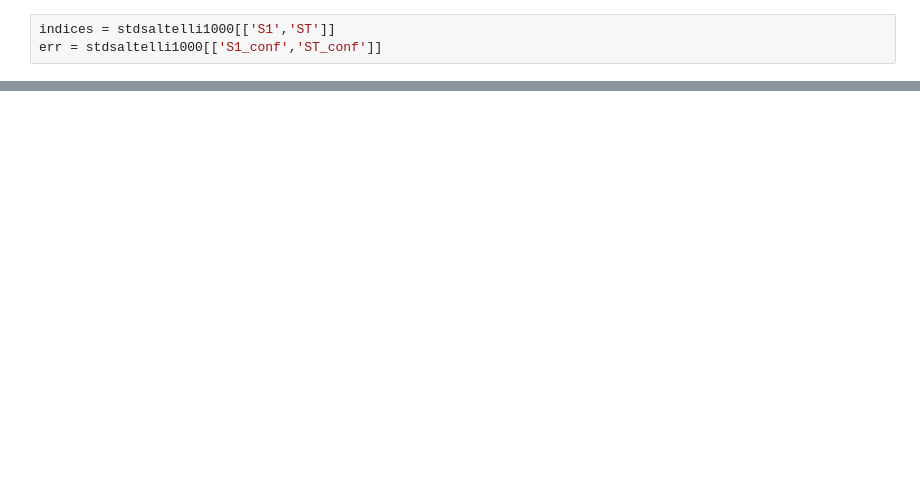
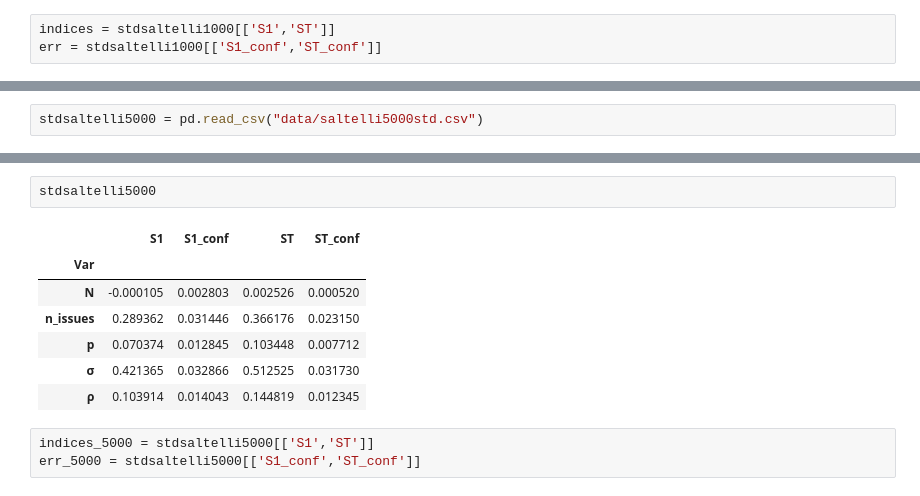
Before and after one commit to marcelovmaciel/Projeto, a Jupyter notebook: simulation-analysis/saltelliplots.ipynb, the cells around one changed output, grey strips where cells are left out. Drawn from its saved outputs; the diff is of its cells as text; blank space fills up the shorter version.

```diff
--- a/simulation-analysis/saltelliplots.ipynb
+++ b/simulation-analysis/saltelliplots.ipynb
@@ -33,0 +53,2 @@ plt.show()
+# %%
+stdsaltelli5000 = pd.read_csv("data/saltelli5000std.csv")
@@ -33,0 +63,13 @@ plt.show()
+# %%
+stdsaltelli5000
+# %% [output]
+|  | S1 | S1_conf | ST | ST_conf |
+| Var |  |  |  |  |
+| N | -0.000105 | 0.002803 | 0.002526 | 0.000520 |
+| n_issues | 0.289362 | 0.031446 | 0.366176 | 0.023150 |
+| p | 0.070374 | 0.012845 | 0.103448 | 0.007712 |
+| σ | 0.421365 | 0.032866 | 0.512525 | 0.031730 |
+| ρ | 0.103914 | 0.014043 | 0.144819 | 0.012345 |
+# %%
+indices_5000 = stdsaltelli5000[['S1','ST']]
+err_5000 = stdsaltelli5000[['S1_conf','ST_conf']]
```
Also changed, not shown: parts of 13 cells of this notebook, 3 other files.
